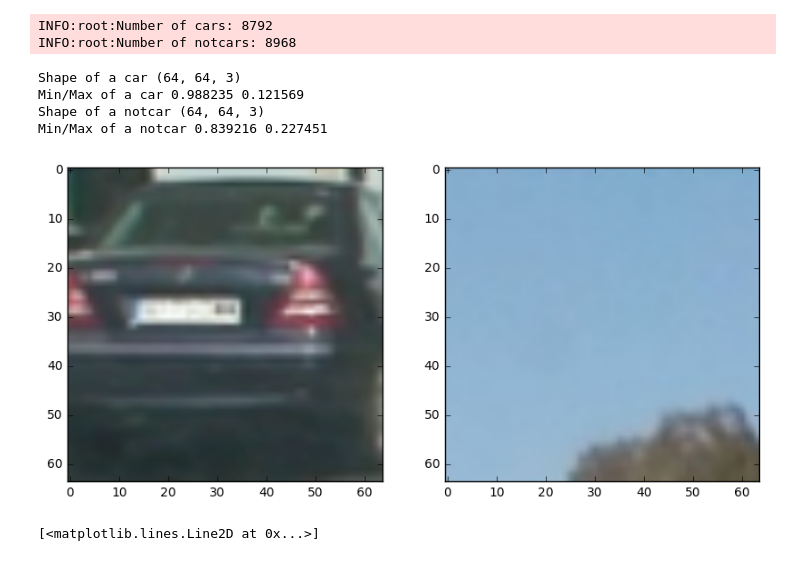
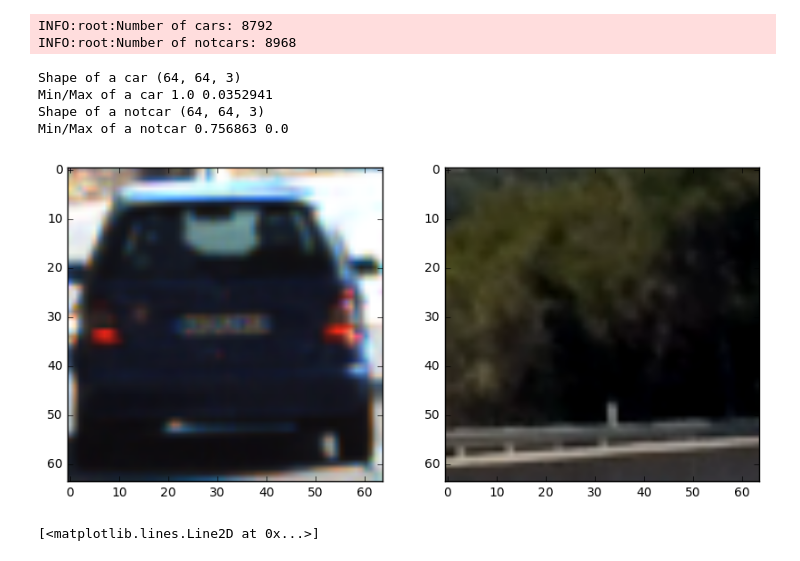
Before and after one commit to Moecker/sdc_od, a Jupyter notebook: exploration.ipynb, the cells around one changed output. Drawn from its saved outputs; the diff is of its cells as text; code cells hidden in the pictures.

```diff
--- a/exploration.ipynb
+++ b/exploration.ipynb
@@ -39,23 +39,23 @@ INFO:root:Number of notcars: 8968
 # %%
 plt.figure(figsize=(10, 5))
 plt.subplot(1,2,1)
-car = mpimg.imread(cars[1000])
+car = mpimg.imread(cars[4000])
 plt.imshow(car)
 
 plt.subplot(1,2,2)
-nocar = mpimg.imread(notcars[1000])
+nocar = mpimg.imread(notcars[4000])
 plt.imshow(nocar)
 
 print("Shape of a car", car.shape)
 print("Min/Max of a car", np.max(car), np.min(car))
 print("Shape of a notcar", nocar.shape)
 print("Min/Max of a notcar", np.max(nocar), np.min(nocar))
 # %% [output]
 Shape of a car (64, 64, 3)
-Min/Max of a car 0.988235 0.121569
+Min/Max of a car 1.0 0.0352941
 Shape of a notcar (64, 64, 3)
-Min/Max of a notcar 0.839216 0.227451
+Min/Max of a notcar 0.756863 0.0
-[figure, old version]
+[figure, new version]
 # %%
 spatial_features_car = bin_spatial(car, size=spatial_size)
 spatial_features_nocar = bin_spatial(nocar, size=spatial_size)
```
Also changed, not shown: parts of 3 cells of this notebook, 36 other files.
